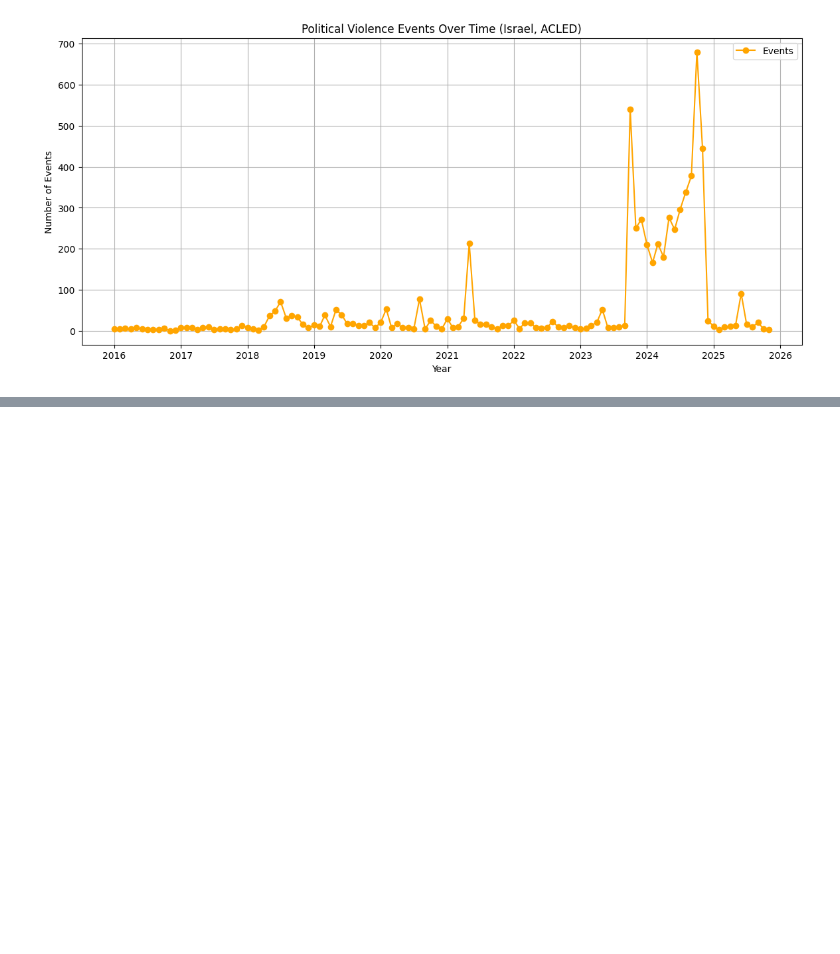
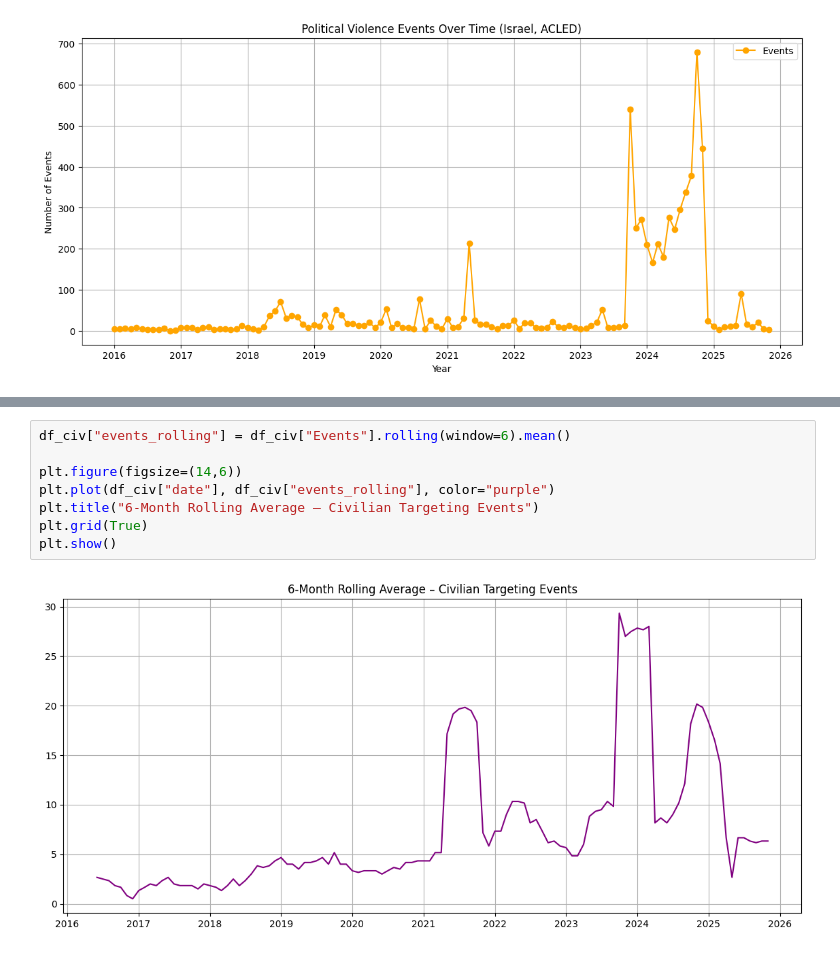
Before and after one commit to zvelegrakis/projects, a Jupyter notebook: projects/000_p1/notebooks/exploration.ipynb, the cells around one changed output, grey strips where cells are left out. Drawn from its saved outputs; the diff is of its cells as text; blank space fills up the shorter version.

```diff
--- a/projects/000_p1/notebooks/exploration.ipynb
+++ b/projects/000_p1/notebooks/exploration.ipynb
@@ -61,0 +155,10 @@ plt.show()
+# %%
+df_civ["events_rolling"] = df_civ["Events"].rolling(window=6).mean()
+
+plt.figure(figsize=(14,6))
+plt.plot(df_civ["date"], df_civ["events_rolling"], color="purple")
+plt.title("6-Month Rolling Average – Civilian Targeting Events")
+plt.grid(True)
+plt.show()
+# %% [output]
+[figure, added]
```
Also changed, not shown: parts of 13 cells of this notebook.
